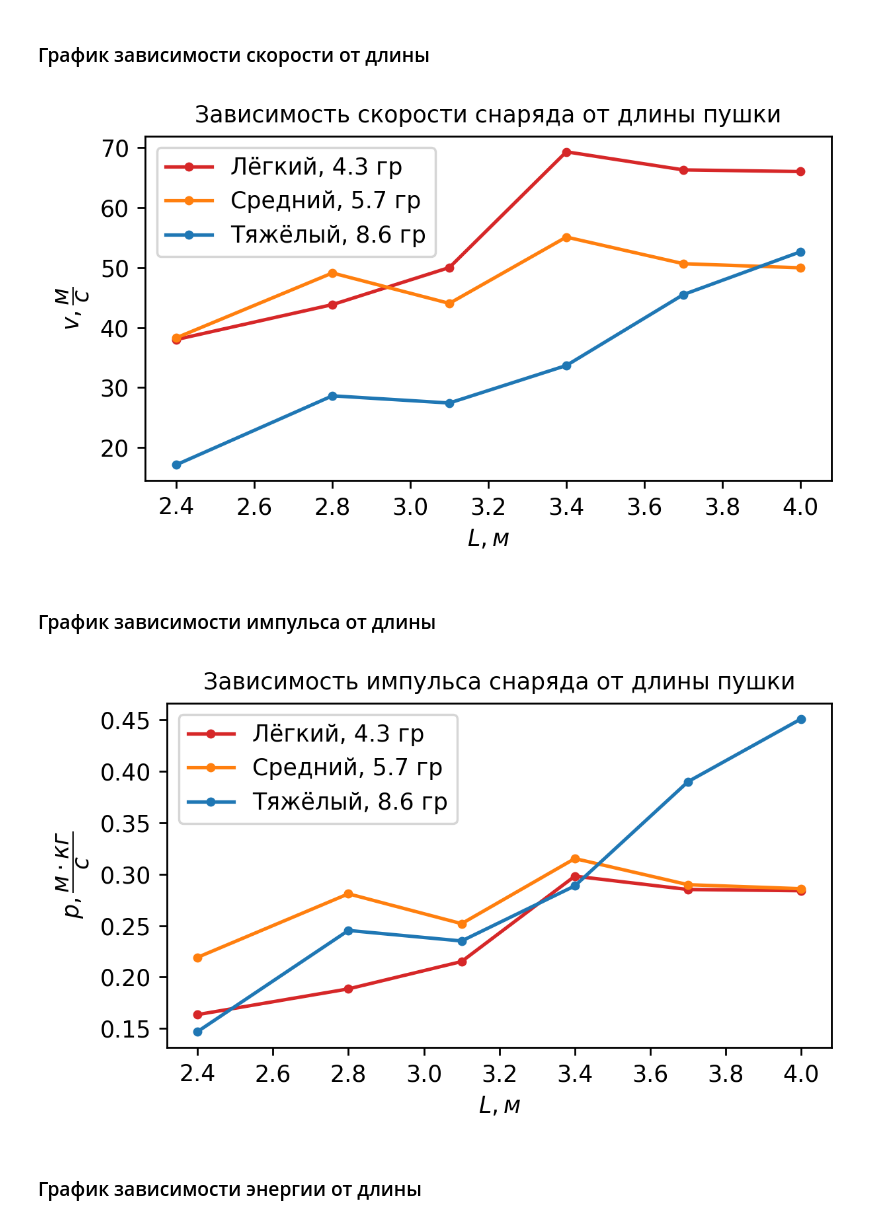
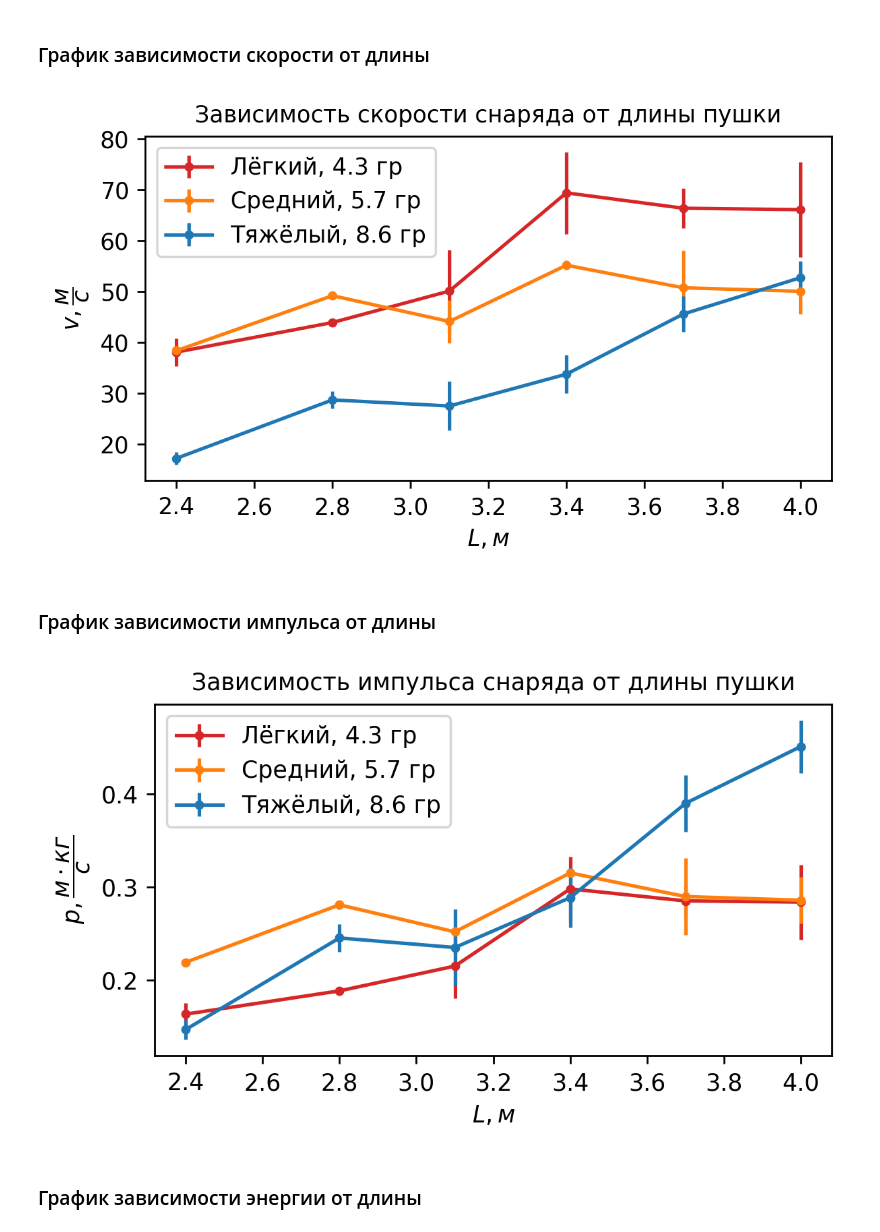
Before and after one commit to galera951/vacuum-cannon, a Jupyter notebook: data/plots.ipynb, the cells around one changed output. Cells and saved outputs as stored; diff of their text form; code cells hidden in the pictures.

```diff
--- a/data/plots.ipynb
+++ b/data/plots.ipynb
@@ -6,7 +6,8 @@ import matplotlib.pyplot as plt
 ### Конфигурация
 # %%
 tube = {
-    "inner_diameter": 2e-2,
+    "inner_diameter": 20.7e-3,
+    "critical_pressure": 1.8e5
 }
 
 bullets = [
@@ -17,7 +18,8 @@ bullets = [
         "velocity": {
             "average": [],
             "sigma": []
-        }
+        },
+        "diameter": 19.8
     },
     {
         "name": "Средний",
@@ -26,7 +28,8 @@ bullets = [
         "velocity": {
             "average": [],
             "sigma": []
-        }
+        },
+        "diameter": 19.8
     },
     {
         "name": "Тяжёлый",
@@ -35,7 +38,8 @@ bullets = [
         "velocity": {
             "average": [],
             "sigma": []
-        }
+        },
+        "diameter": 19.8
     }
 ]
 
@@ -50,7 +54,10 @@ for bullet_ind in range(3):
         velocity.append(np.array(data.values[bullet_ind * 3 + i], dtype=np.float64))
 
     av_velocity = sum(velocity) / 3
+    sigma = np.sqrt(sum((velocity - av_velocity) ** 2) / 6)
+
     bullets[bullet_ind]['velocity']['average'] = av_velocity
+    bullets[bullet_ind]['velocity']['sigma'] = sigma
 # %% [markdown]
 ### Настройки графика
 # %%
@@ -68,7 +75,9 @@ for bullet in bullets:
     label = f'{name}, {m*1e3:.1f} гр'
     color = bullet['color']
     av_velocity = bullet['velocity']['average']
-    plt.plot(lengths, av_velocity, label=label, color=color, marker='.')
+    sigma = bullet['velocity']['sigma']
+
+    plt.errorbar(lengths, av_velocity, label=label, color=color, marker='.', yerr=sigma)
 
 plt.xlabel('$L, м$')
 plt.ylabel('$v, \dfrac{м}{с}$')
@@ -77,28 +86,30 @@ plt.legend()
 plt.tight_layout()
 plt.savefig(out_path('V-on-L'))
 # %% [output]
-[figure, old version]
+[figure, new version]
 # %% [markdown]
 ### График зависимости импульса от длины
 # %%
 plt.figure(figsize=fig_size, dpi=dpi)
 
 for bullet in bullets:
     name = bullet['name']
     m = bullet['mass']
     label = f'{name}, {m*1e3:.1f} гр'
     color = bullet['color']
     av_velocity = bullet['velocity']['average']
-    plt.plot(lengths, av_velocity * m, label=label, color=color, marker='.')
+    sigma = bullet['velocity']['sigma']
+
+    plt.errorbar(lengths, m * av_velocity, label=label, color=color, marker='.', yerr=m * sigma)
 
 plt.xlabel('$L, м$')
 plt.ylabel('$p, \dfrac{м \cdot кг}{с}$')
 plt.title('Зависимость импульса снаряда от длины пушки', size='medium')
 plt.legend()
 plt.tight_layout()
 plt.savefig(out_path('P-on-L'))
 # %% [output]
-[figure, old version]
+[figure, new version]
 # %% [markdown]
 ### График зависимости энергии от длины
 # %%
```
Also changed, not shown: parts of 14 cells of this notebook, 9 other files.
